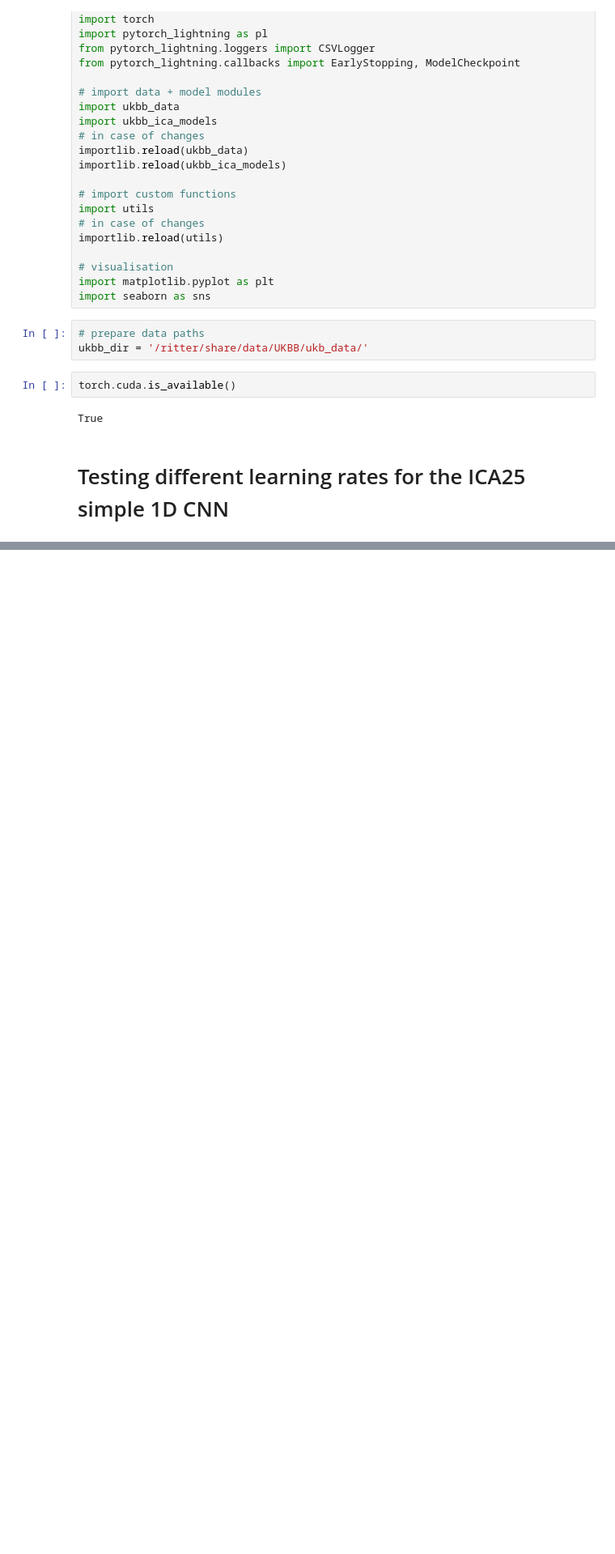
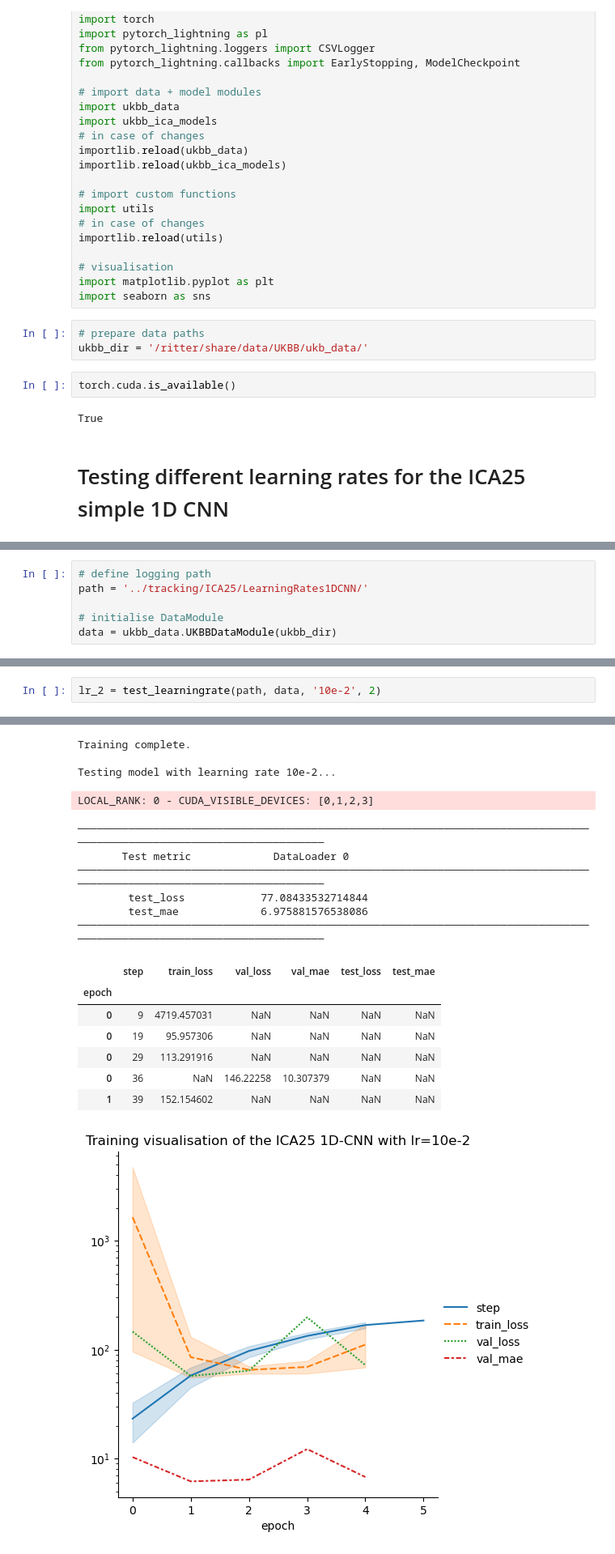
Before and after one commit to laura-riedel/IM, a Jupyter notebook: src/ICA25 - 1D CNN learning rate.ipynb, the cells around one changed output, grey strips where cells are left out. Shown at 81% size. Drawn from its saved outputs; the diff is of its cells as text; blank space fills up the shorter version.

Commit message:
Run different learning rates; minor changes

```diff
--- a/src/ICA25 - 1D CNN learning rate.ipynb
+++ b/src/ICA25 - 1D CNN learning rate.ipynb
@@ -81,0 +99,6 @@ for lr in lrs:
+# %%
+# define logging path
+path = '../tracking/ICA25/LearningRates1DCNN/'
+
+# initialise DataModule
+data = ukbb_data.UKBBDataModule(ukbb_dir)
@@ -81,0 +107,3 @@ for lr in lrs:
+# %%
+lr_2 = test_learningrate(path, data, '10e-2', 2)
+# %% [output]
@@ -81,0 +128,18 @@ for lr in lrs:
+Training complete.
+
+Testing model with learning rate 10e-2...
+LOCAL_RANK: 0 - CUDA_VISIBLE_DEVICES: [0,1,2,3]
+────────────────────────────────────────────────────────────────────────────────────────────────────────────────────────
+       Test metric             DataLoader 0
+────────────────────────────────────────────────────────────────────────────────────────────────────────────────────────
+        test_loss            77.08433532714844
+        test_mae             6.975881576538086
+────────────────────────────────────────────────────────────────────────────────────────────────────────────────────────
+|  | step | train_loss | val_loss | val_mae | test_loss | test_mae |
+| epoch |  |  |  |  |  |  |
+| 0 | 9 | 4719.457031 | NaN | NaN | NaN | NaN |
+| 0 | 19 | 95.957306 | NaN | NaN | NaN | NaN |
+| 0 | 29 | 113.291916 | NaN | NaN | NaN | NaN |
+| 0 | 36 | NaN | 146.22258 | 10.307379 | NaN | NaN |
+| 1 | 39 | 152.154602 | NaN | NaN | NaN | NaN |
+[figure, added]
```
Also changed, not shown: parts of 13 cells of this notebook, 37 other files.
